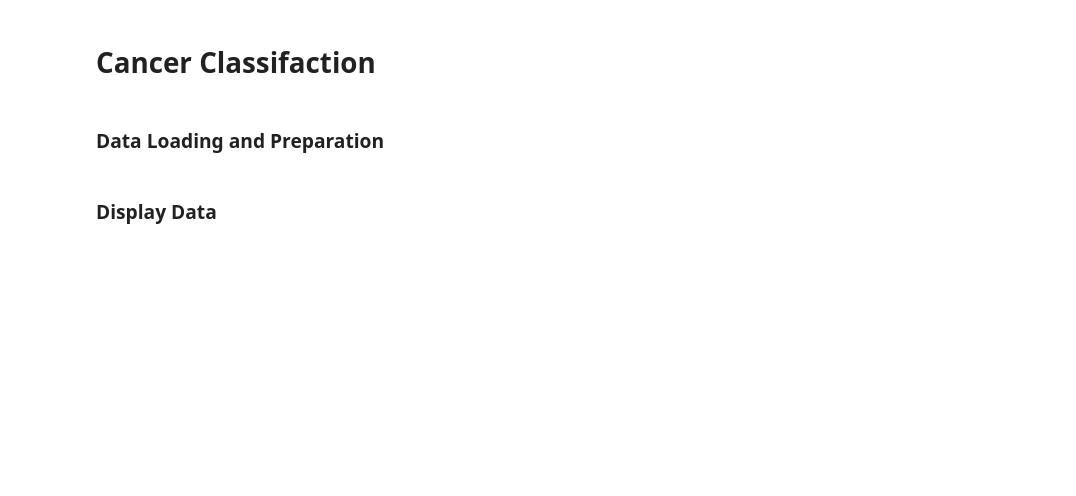
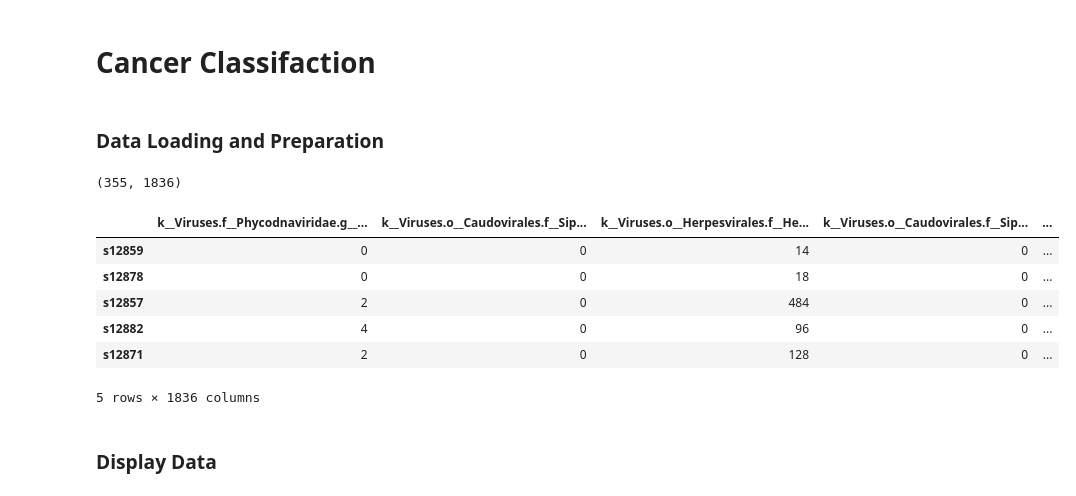
Before and after one commit to AhmetTalhaBicer/ML_Midterm_Project, a Jupyter notebook: notebooks/notebook.ipynb, the cells around one changed output. Saved outputs shown, nothing was run; the diff lists cells and outputs as text; code cells hidden in the pictures; blank space fills up the shorter version.

```diff
--- a/notebooks/notebook.ipynb
+++ b/notebooks/notebook.ipynb
@@ -7,7 +7,25 @@ import numpy as np
 ### Data Loading and Preparation
 # %%
 # Load data
-data = pd.read_csv('../data/external/data.csv')
+import pandas as pd
+
+# Veri setlerini yükle
+data = pd.read_csv("../data/external/data.csv", index_col=0)
+labels = pd.read_csv("../data/external/labels.csv", index_col=0)
+# Veri setinin boyutunu ve ilk birkaç satırını kontrol et
+
+# İlk birkaç satıra göz atalım
+print(data.shape)
+data.head()
+# %% [output]
+(355, 1836)
+|  | k__Viruses.f__Phycodnaviridae.g__... | k__Viruses.o__Caudovirales.f__Sip... | k__Viruses.o__Herpesvirales.f__He... | k__Viruses.o__Caudovirales.f__Sip... | ... |
+| s12859 | 0 | 0 | 14 | 0 | ... |
+| s12878 | 0 | 0 | 18 | 0 | ... |
+| s12857 | 2 | 0 | 484 | 0 | ... |
+| s12882 | 4 | 0 | 96 | 0 | ... |
+| s12871 | 2 | 0 | 128 | 0 | ... |
+5 rows × 1836 columns
 # %% [markdown]
 ### Display Data
 # %%
```
Also changed, not shown: parts of 2 cells of this notebook.
